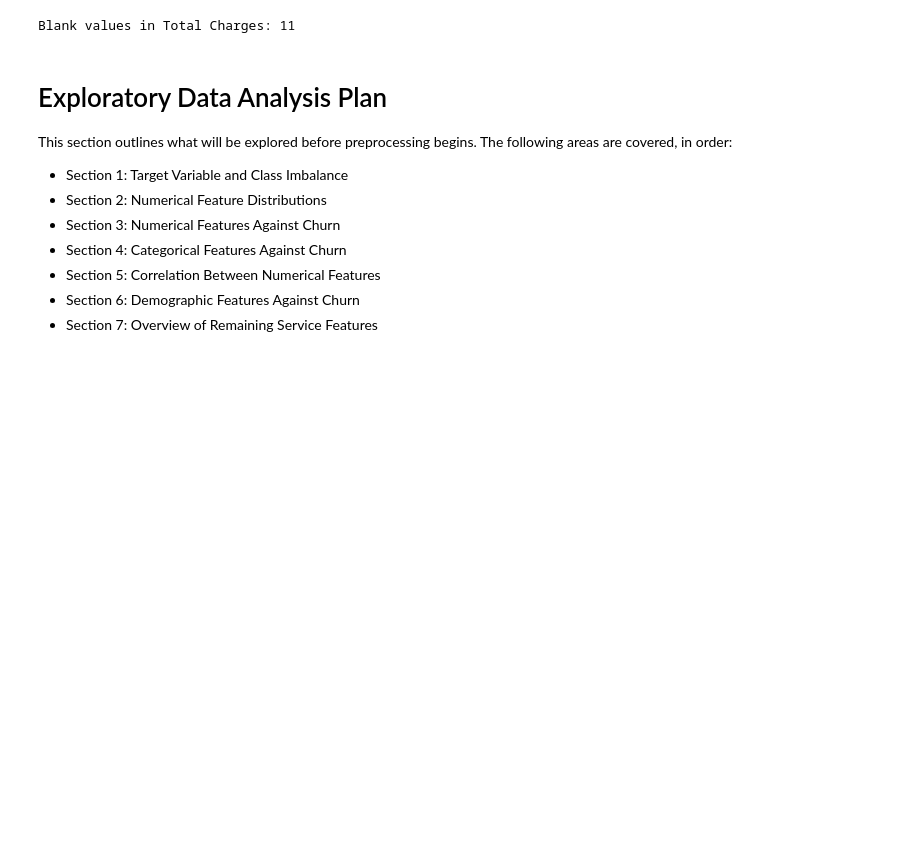
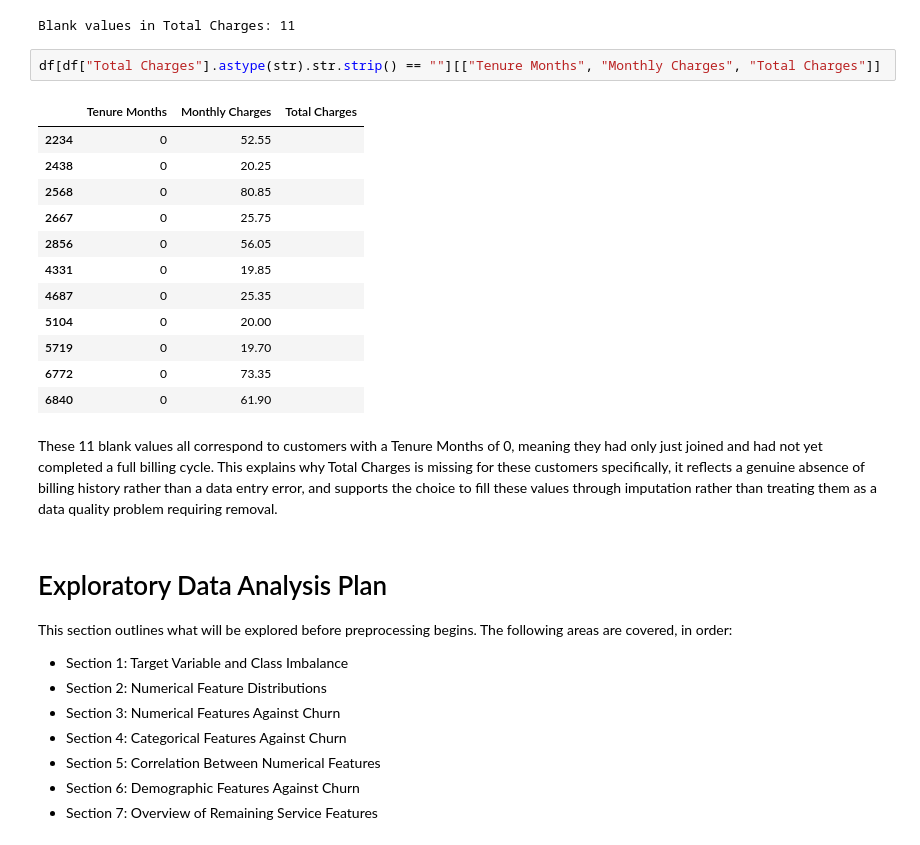
Before and after one commit to ST10294145/Customer-Churn-Data-Analysis, a Jupyter notebook: churn_data.ipynb, the cells around one changed output. Saved outputs shown, nothing was run; the diff lists cells and outputs as text; blank space fills up the shorter version.

Commit message:
Improved Data Quality Check

```diff
--- a/churn_data.ipynb
+++ b/churn_data.ipynb
@@ -94,6 +96,23 @@ blank_count = (df["Total Charges"].astype(str).str.strip() == '').sum()
 print("Blank values in Total Charges:", blank_count)
 # %% [output]
 Blank values in Total Charges: 11
+# %%
+df[df["Total Charges"].astype(str).str.strip() == ""][["Tenure Months", "Monthly Charges", "Total Charges"]]
+# %% [output]
+|  | Tenure Months | Monthly Charges | Total Charges |
+| 2234 | 0 | 52.55 |  |
+| 2438 | 0 | 20.25 |  |
+| 2568 | 0 | 80.85 |  |
+| 2667 | 0 | 25.75 |  |
+| 2856 | 0 | 56.05 |  |
+| 4331 | 0 | 19.85 |  |
+| 4687 | 0 | 25.35 |  |
+| 5104 | 0 | 20.00 |  |
+| 5719 | 0 | 19.70 |  |
+| 6772 | 0 | 73.35 |  |
+| 6840 | 0 | 61.90 |  |
+# %% [markdown]
+These 11 blank values all correspond to customers with a Tenure Months of 0, meaning they had only just joined and had not yet completed a full billing cycle. This explains why Total Charges is missing for these customers specifically, it reflects a genuine absence of billing history rather than a data entry error, and supports the choice to fill these values through imputation rather than treating them as a data quality problem requiring removal.
 # %% [markdown]
 # Exploratory Data Analysis Plan
 
```
Also changed, not shown: parts of 1 cell of this notebook.
